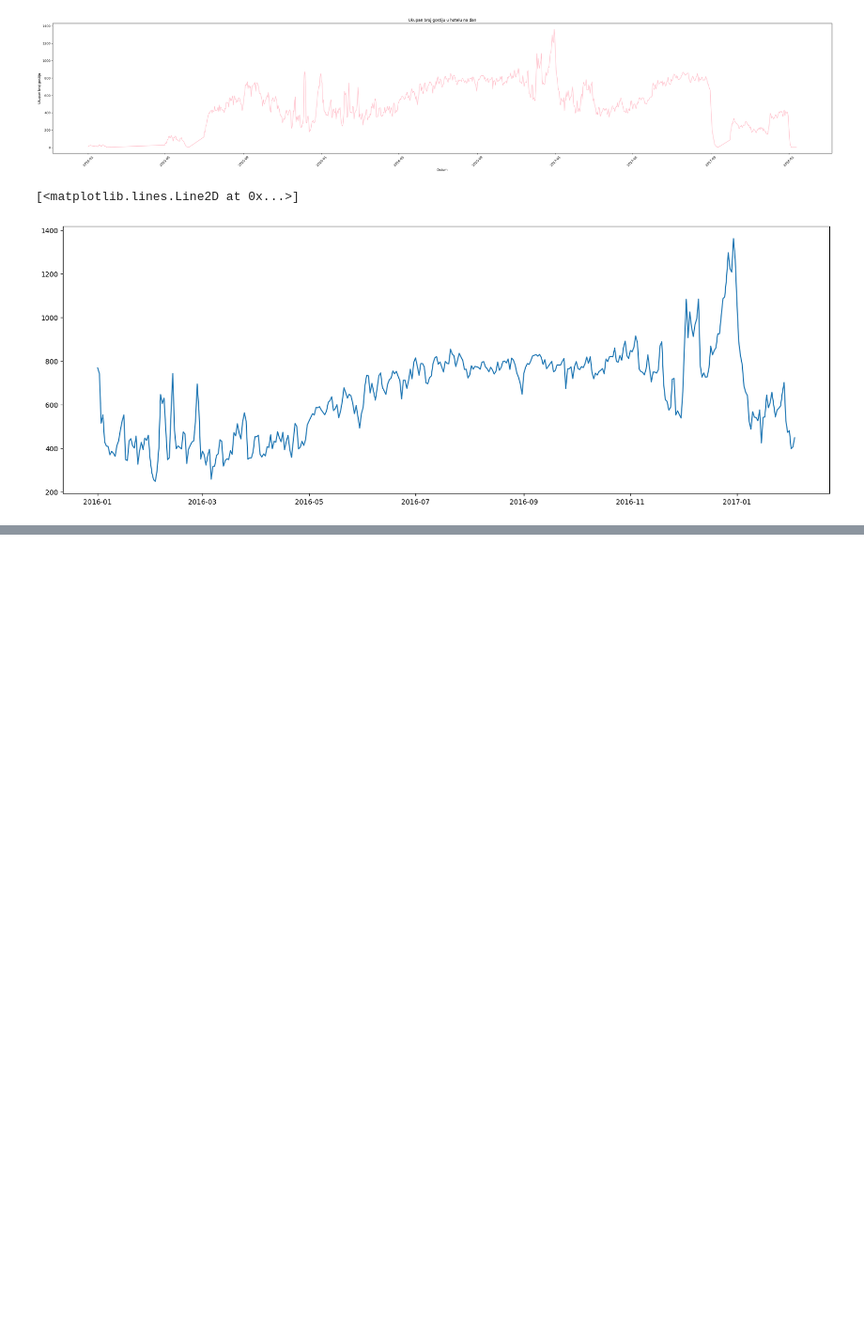
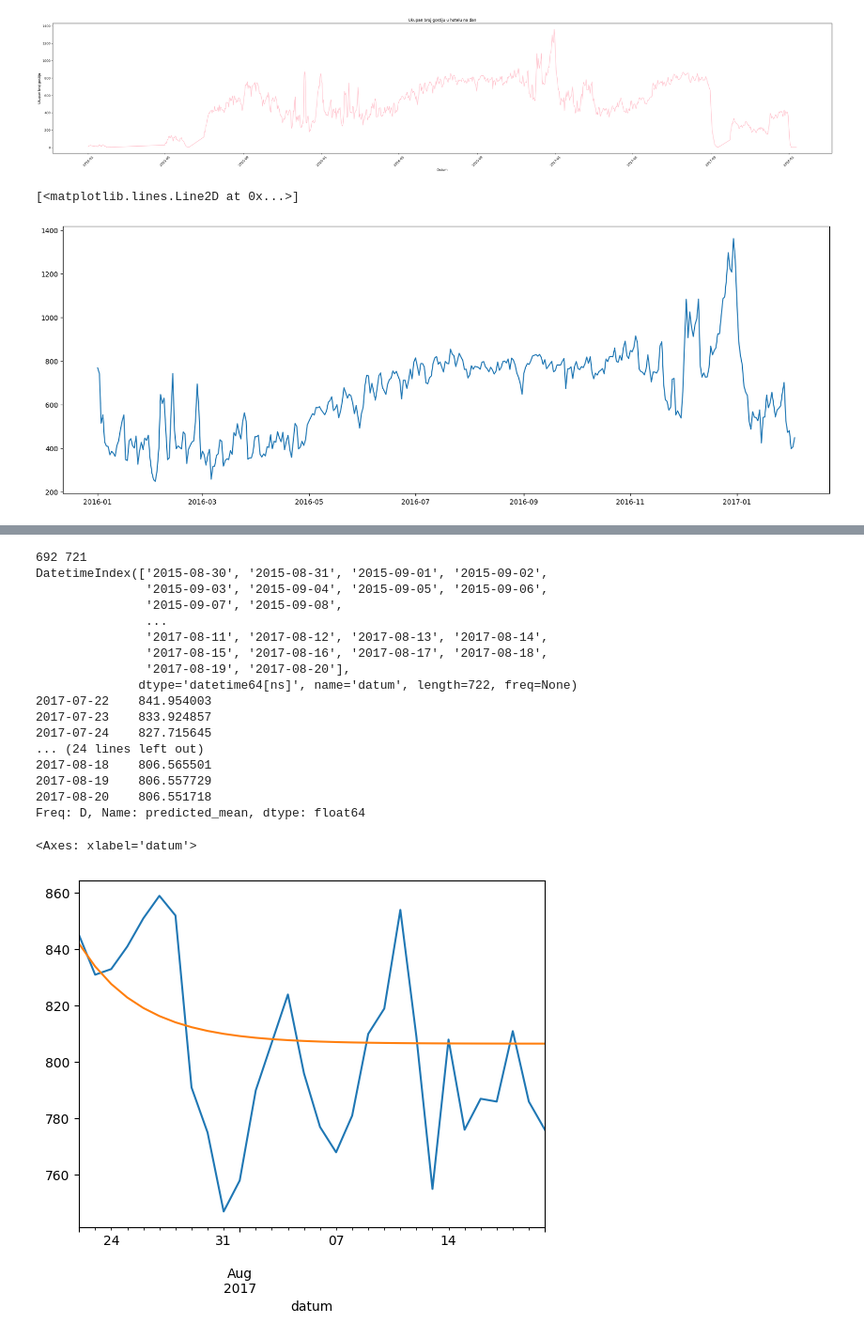
Before and after one commit to Matija-Kukic/lumen, a Jupyter notebook: data_process/total_process/Total_process.ipynb, the cells around one changed output, grey strips where cells are left out. Shown: that part at 94% size. Cells and saved outputs as stored; diff of their text form; code cells hidden in the pictures; blank space fills up the shorter version.

```diff
--- a/data_process/total_process/Total_process.ipynb
+++ b/data_process/total_process/Total_process.ipynb
@@ -120,0 +202,4 @@ plt.plot(test["datum"],test["broj_gostiju"])
+# %%
+mod = ARIMA(train2['broj_gostiju'], order = (1,1,2))
+mod = mod.fit()
+mod.summary()
@@ -120,0 +226,32 @@ plt.plot(test["datum"],test["broj_gostiju"])
+# %%
+start = len(train2)
+end = len(test2) + len(train2) - 1
+
+print(start,end)
+pred = mod.predict(start = start, end = end)
+
+print(df2.index)
+print(pred)
+#plt.plot(pred["datum"],legend=True)
+test2["broj_gostiju"].plot()
+pred.plot()
+# %% [output]
+692 721
+DatetimeIndex(['2015-08-30', '2015-08-31', '2015-09-01', '2015-09-02',
+               '2015-09-03', '2015-09-04', '2015-09-05', '2015-09-06',
+               '2015-09-07', '2015-09-08',
+               ...
+               '2017-08-11', '2017-08-12', '2017-08-13', '2017-08-14',
+               '2017-08-15', '2017-08-16', '2017-08-17', '2017-08-18',
+               '2017-08-19', '2017-08-20'],
+              dtype='datetime64[ns]', name='datum', length=722, freq=None)
+2017-07-22    841.954003
+2017-07-23    833.924857
+2017-07-24    827.715645
+... (24 lines left out)
+2017-08-18    806.565501
+2017-08-19    806.557729
+2017-08-20    806.551718
+Freq: D, Name: predicted_mean, dtype: float64
+<Axes: xlabel='datum'>
+[figure, added]
```
Also changed, not shown: parts of 9 cells of this notebook.
